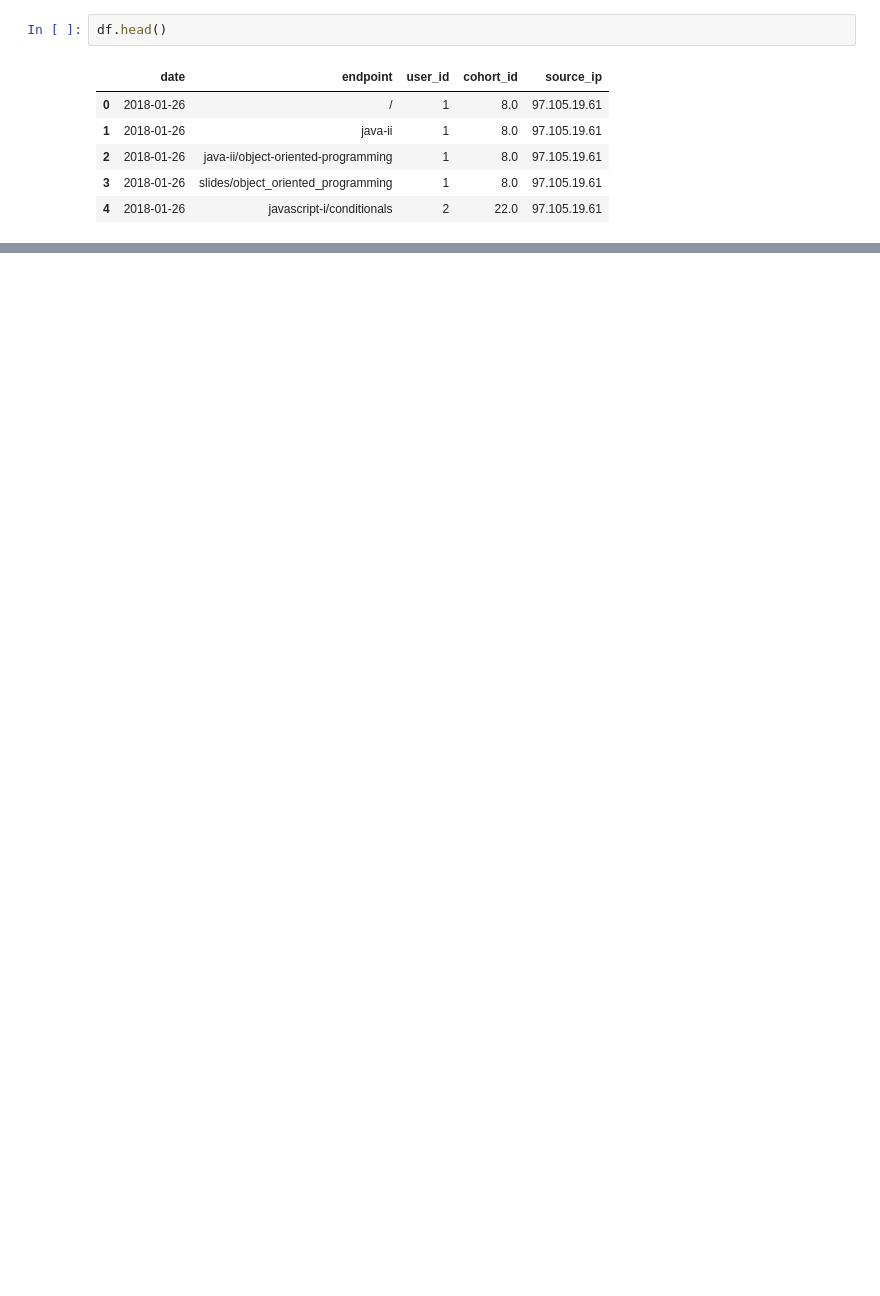
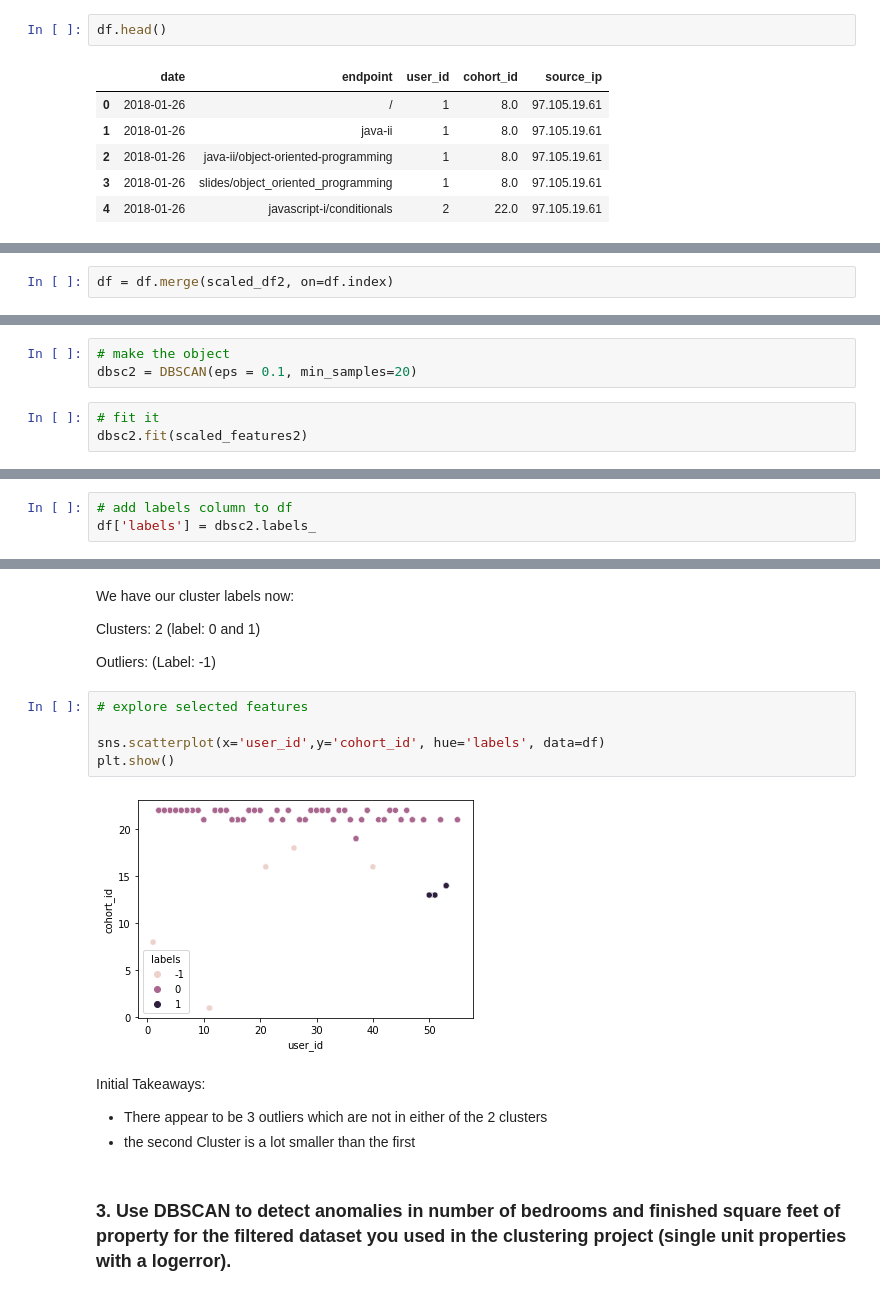
Before and after one commit to mariamnaqvi/anomaly-detection-exercises, a Jupyter notebook: clustering_anomaly_detection.ipynb, the cells around one changed output, grey strips where cells are left out. Saved outputs shown, nothing was run; the diff lists cells and outputs as text; blank space fills up the shorter version.

```diff
--- a/clustering_anomaly_detection.ipynb
+++ b/clustering_anomaly_detection.ipynb
@@ -202,0 +271,2 @@ minmax = MinMaxScaler()
+# %%
+df = df.merge(scaled_df2, on=df.index)
@@ -202,0 +293,6 @@ minmax = MinMaxScaler()
+# %%
+# make the object
+dbsc2 = DBSCAN(eps = 0.1, min_samples=20)
+# %%
+# fit it
+dbsc2.fit(scaled_features2)
@@ -202,0 +322,3 @@ minmax = MinMaxScaler()
+# %%
+# add labels column to df
+df['labels'] = dbsc2.labels_
@@ -202,0 +341,19 @@ minmax = MinMaxScaler()
+# %% [markdown]
+We have our cluster labels now:
+
+Clusters: 2 (label: 0 and 1)
+
+Outliers: (Label: -1)
+# %%
+# explore selected features
+
+sns.scatterplot(x='user_id',y='cohort_id', hue='labels', data=df)
+plt.show()
+# %% [output]
+[figure, added]
+# %% [markdown]
+Initial Takeaways:
+ - There appear to be 3 outliers which are not in either of the 2 clusters
+ - the second Cluster is a lot smaller than the first
+# %% [markdown]
+### 3. Use DBSCAN to detect anomalies in number of bedrooms and finished square feet of property for the filtered dataset you used in the clustering project (single unit properties with a logerror).
```
Also changed, not shown: parts of 46 cells of this notebook.
